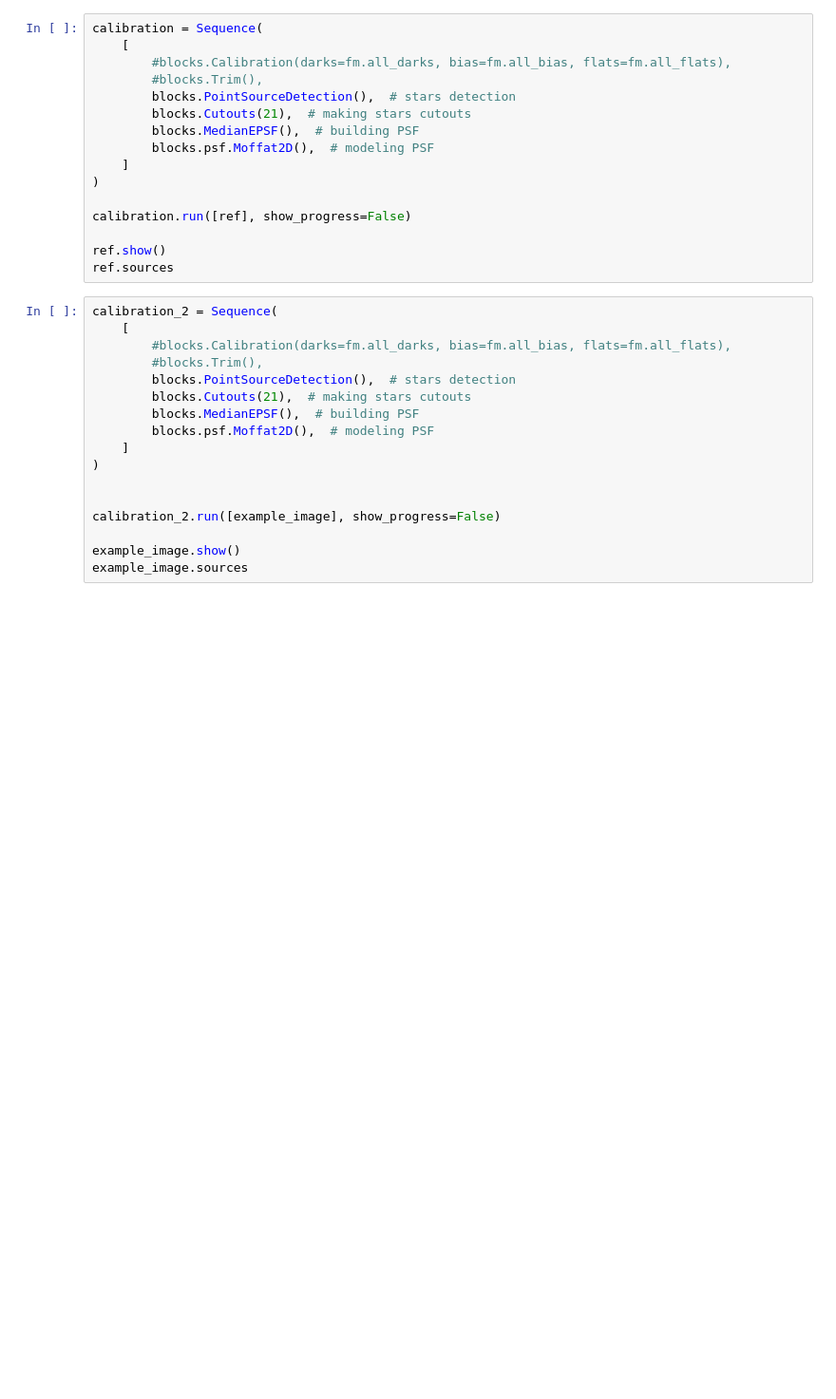
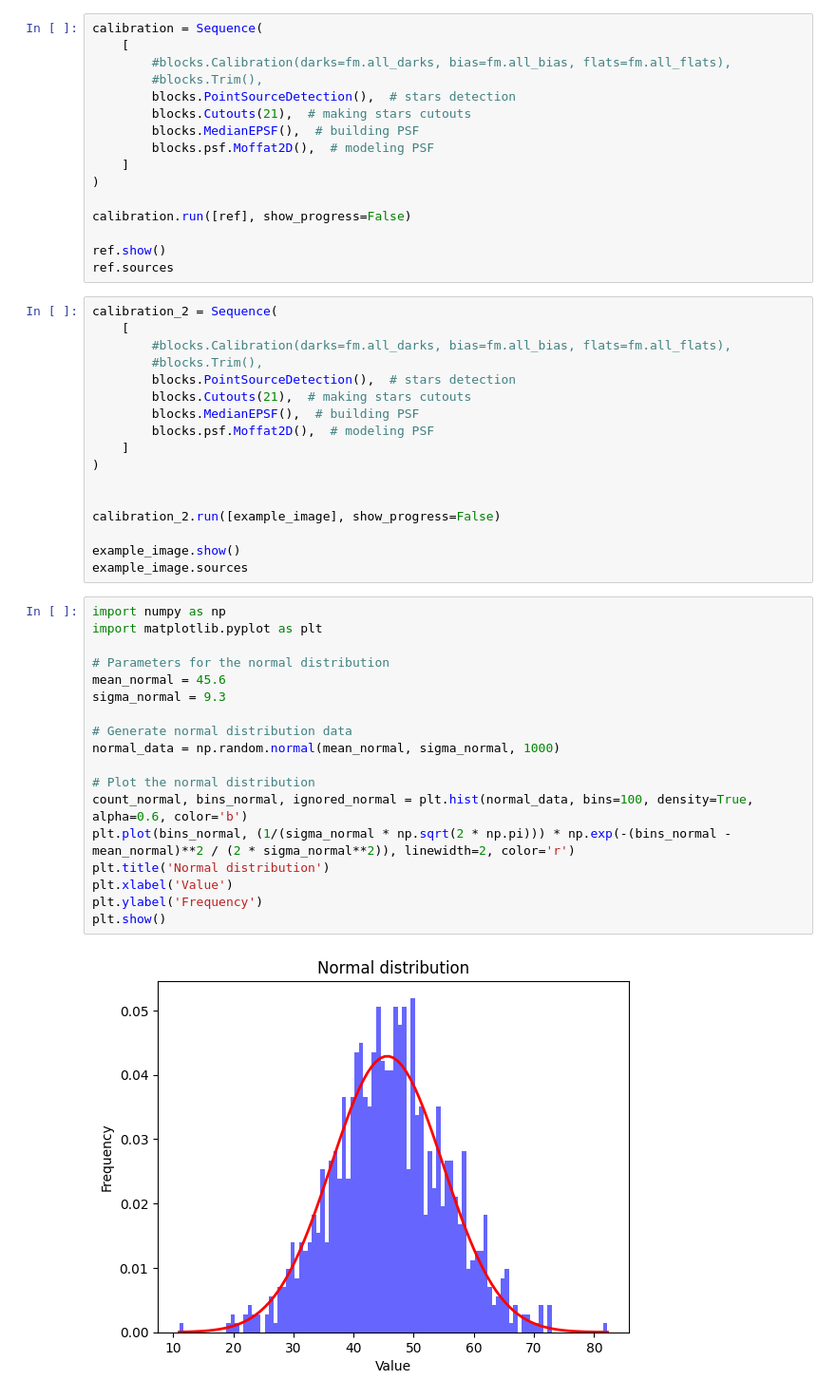
Before and after one commit to manishprasad0/pixel_defects, a Jupyter notebook: bad_pixels_images.ipynb, the cells around one changed output. Shown at 95% size. Cells and saved outputs as stored; diff of their text form; blank space fills up the shorter version.

```diff
--- a/bad_pixels_images.ipynb
+++ b/bad_pixels_images.ipynb
@@ -83,3 +83,23 @@ calibration_2.run([example_image], show_progress=False)
 
 example_image.show()
 example_image.sources
+# %%
+import numpy as np
+import matplotlib.pyplot as plt
+
+# Parameters for the normal distribution
+mean_normal = 45.6
+sigma_normal = 9.3
+
+# Generate normal distribution data
+normal_data = np.random.normal(mean_normal, sigma_normal, 1000)
+
+# Plot the normal distribution
+count_normal, bins_normal, ignored_normal = plt.hist(normal_data, bins=100, density=True, alpha=0.6, color='b')
+plt.plot(bins_normal, (1/(sigma_normal * np.sqrt(2 * np.pi))) * np.exp(-(bins_normal - mean_normal)**2 / (2 * sigma_normal**2)), linewidth=2, color='r')
+plt.title('Normal distribution')
+plt.xlabel('Value')
+plt.ylabel('Frequency')
+plt.show()
+# %% [output]
+[figure, added]
```
Also changed, not shown: parts of 1 cell of this notebook, 5 other files.
